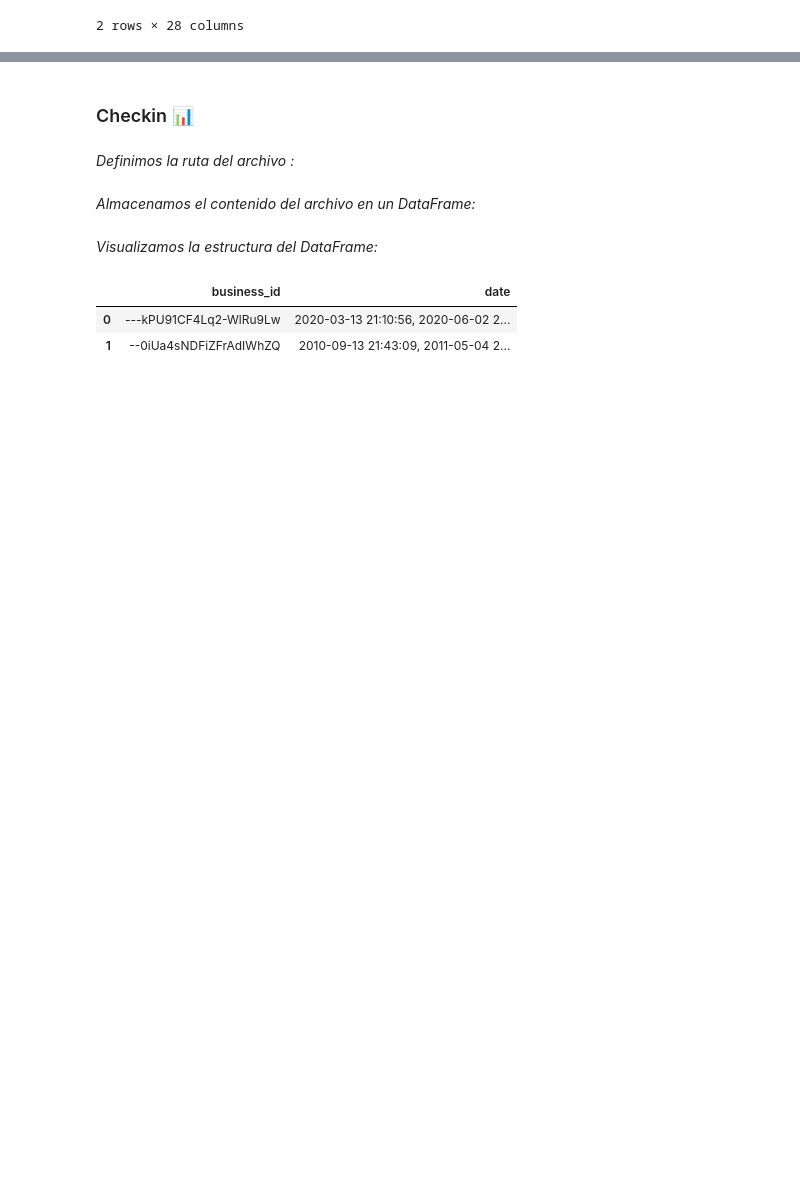
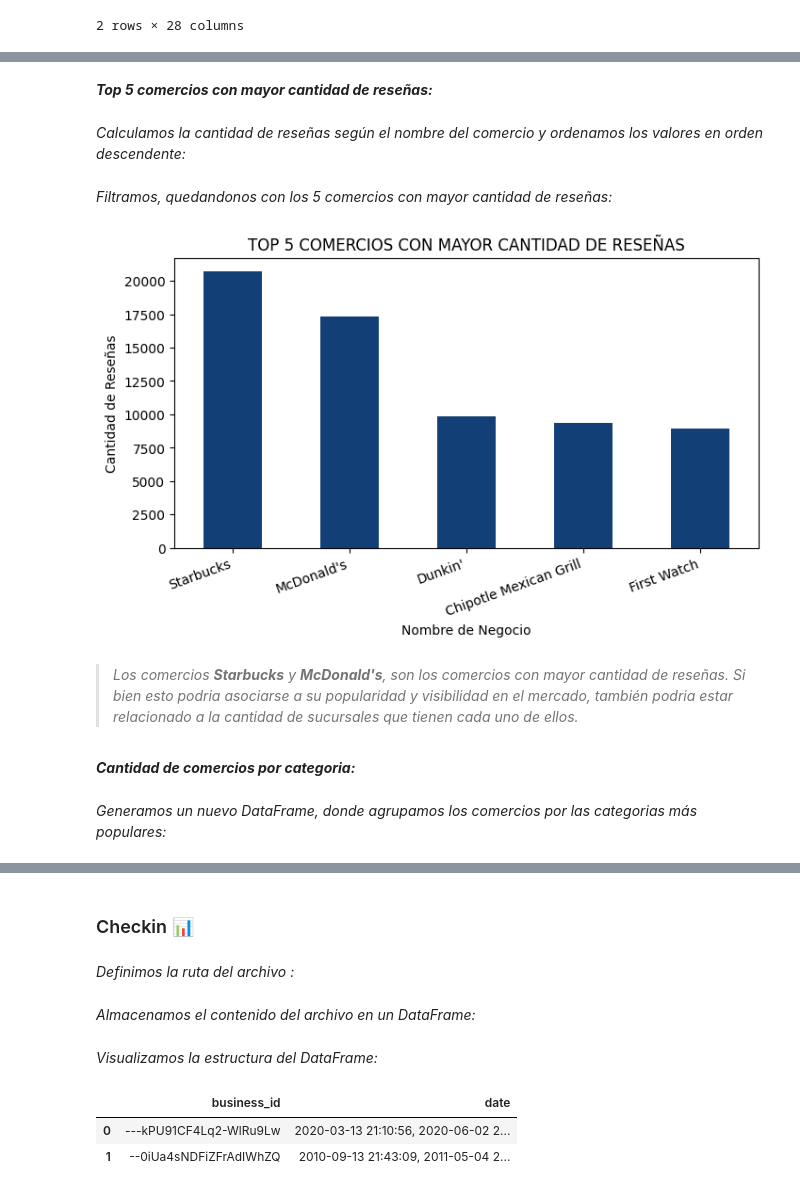
Before and after one commit to MiliTrres/PF_Reviews-Recommendation_Henry, a Jupyter notebook: ETL.ipynb, the cells around one changed output, grey strips where cells are left out. Saved outputs shown, nothing was run; the diff lists cells and outputs as text; code cells hidden in the pictures; blank space fills up the shorter version.

```diff
--- a/ETL.ipynb
+++ b/ETL.ipynb
@@ -81,0 +217,31 @@ df_mcdonalds.to_parquet('./Datos/Archivos Filtrados/business_mcdonalds.parquet')
+# %% [markdown]
+***Top 5 comercios con mayor cantidad de reseñas:***
+# %% [markdown]
+*Calculamos la cantidad de reseñas según el nombre del comercio y ordenamos los valores en orden descendente:*
+# %%
+reviews_por_comercio = df_business.groupby('name')['review_count'].sum().sort_values(ascending=False)
+# %% [markdown]
+*Filtramos, quedandonos con los 5 comercios con mayor cantidad de reseñas:*
+# %%
+top_5_comercios = reviews_por_comercio.head(5)
+# %%
+plt.figure(figsize=(8, 4))
+
+top_5_comercios.plot(kind='bar', color='#124076')
+
+plt.title('TOP 5 COMERCIOS CON MAYOR CANTIDAD DE RESEÑAS')
+
+plt.xlabel('Nombre de Negocio')
+plt.ylabel('Cantidad de Reseñas')
+
+plt.xticks(rotation=20, ha='right')
+
+plt.show()
+# %% [output]
+[figure, added]
+# %% [markdown]
+> *Los comercios **Starbucks** y **McDonald's**, son los comercios con mayor cantidad de reseñas. Si bien esto podria asociarse a su popularidad y visibilidad en el mercado, también podria estar relacionado a la cantidad de sucursales que tienen cada uno de ellos.*
+# %% [markdown]
+***Cantidad de comercios por categoria:***
+# %% [markdown]
+*Generamos un nuevo DataFrame, donde agrupamos los comercios por las categorias más populares:*
```
Also changed, not shown: parts of 92 cells of this notebook, 2 other files.
